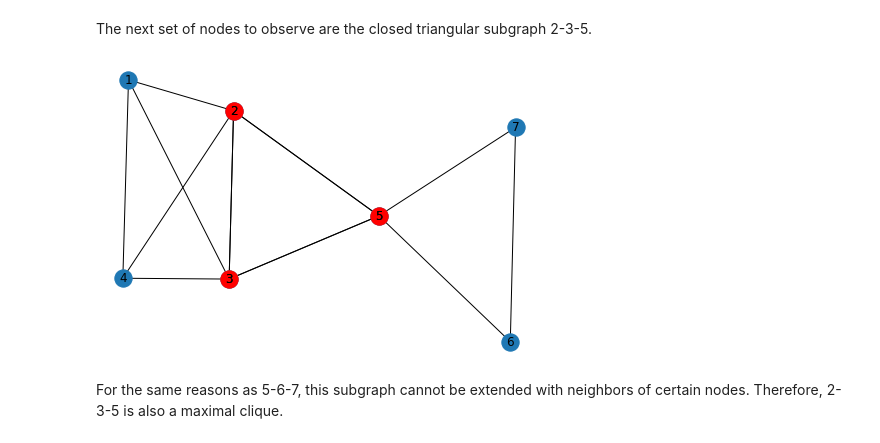
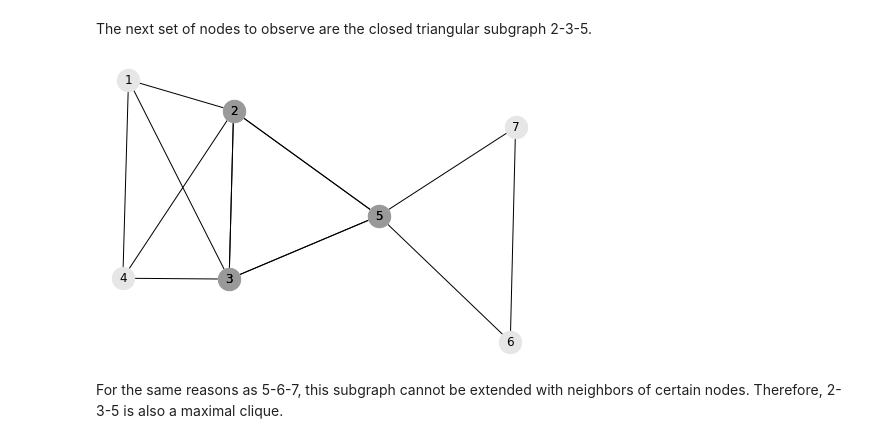
Before and after one commit to ribbas/grad_courses, a Jupyter notebook: 601.621_foundations_of_algorithms/proj/final.ipynb, the cells around one changed output. Drawn from its saved outputs; the diff is of its cells as text; code cells hidden in the pictures.

```diff
--- a/601.621_foundations_of_algorithms/proj/final.ipynb
+++ b/601.621_foundations_of_algorithms/proj/final.ipynb
@@ -18,6 +42,7 @@ A __clique__ of a graph $G$ is a complete subgraph of $G$ such that every two di
 Consider the following graph:
 # %%
 import random
+
 # import library for constructing and displaying graphs
 import networkx as nx
 import numpy as np
@@ -25,6 +50,9 @@ import numpy as np
 seed = 0
 random.seed(seed)
 np.random.seed(seed)
+
+def draw_graph(G, pos, node_color="0.9"):
+    nx.draw(G, pos=pos, node_color=node_color, node_size=500, with_labels=True)
 # %%
 G = nx.Graph()  # instantiate an empty graph
 G.add_nodes_from(range(1, 8))  # add 7 nodes
@@ -60,10 +88,10 @@ Those nodes form a closed triangular supgraph and each of the nodes except 5 hav
 # %% [markdown]
 The next set of nodes to observe are the closed triangular subgraph 2-3-5.
 # %%
-nx.draw(G, pos=pos, with_labels=True)
-nx.draw(G.subgraph([2, 3, 5]), pos=pos, with_labels=True, node_color="red")
+draw_graph(G, pos)
+draw_graph(G.subgraph([2, 3, 5]), pos=pos, node_color="0.6")
 # %% [output]
-[figure, old version]
+[figure, new version]
 # %% [markdown]
 For the same reasons as 5-6-7, this subgraph cannot be extended with neighbors of certain nodes. Therefore, 2-3-5 is also a maximal clique.
 # %% [markdown]
```
Also changed, not shown: parts of 53 cells of this notebook.
